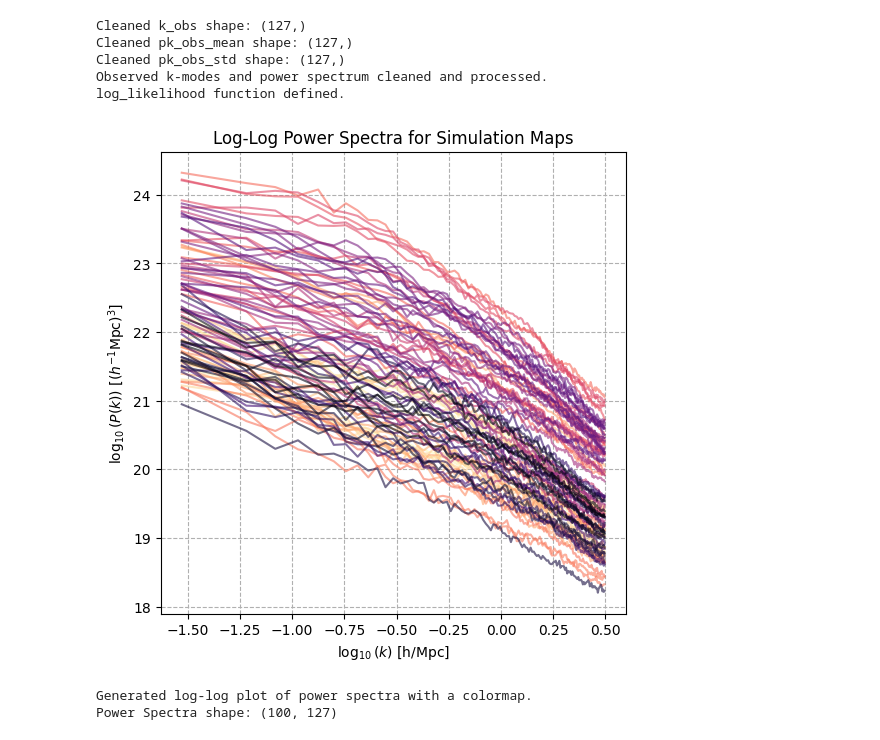
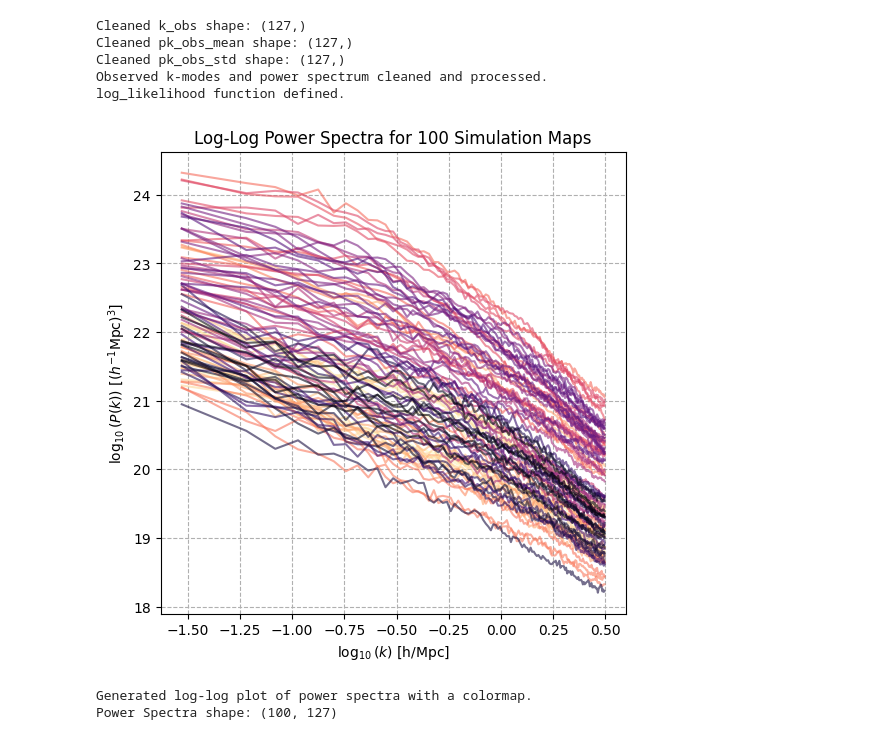
Before and after one commit to amf599-cyber/CMD_LAB7-8, a Jupyter notebook: LAB7-AFworkingcopy2.ipynb, the cells around one changed output. Cells and saved outputs as stored; diff of their text form; code cells hidden in the pictures.

```diff
--- a/LAB7-AFworkingcopy2.ipynb
+++ b/LAB7-AFworkingcopy2.ipynb
@@ -757,23 +757,23 @@ log_likelihood function defined.
 # %%
 # Plotting power spectra from cleaned sample
 plt.figure(figsize=(6, 6))
 
 cmap_0 = plt.cm.magma
 cmap = cmap_0.reversed()
 
 for i in range(all_pk_values.shape[0]):
     plt.plot(np.log10(k_bins_common), np.log10(all_pk_values[i, :]),
              alpha=0.6, color=cmap(i / all_pk_values.shape[0]))
 
 plt.xlabel(r'$\log_{10}(k)$ [h/Mpc]')
 plt.ylabel(r'$\log_{10}(P(k))$ [($h^{-1}$Mpc)$^3$]')
-plt.title('Log-Log Power Spectra for Simulation Maps')
+plt.title('Log-Log Power Spectra for 100 Simulation Maps')
 plt.grid(True, linestyle='--', alpha=1)
 plt.show()
 
 print("Generated log-log plot of power spectra with a colormap.")
 print(f"Power Spectra shape: {all_pk_values.shape}")
 # %% [output]
-[figure, old version]
+[figure, new version]
 Generated log-log plot of power spectra with a colormap.
 Power Spectra shape: (100, 127)
```
Also changed, not shown: parts of 1 cell of this notebook.
